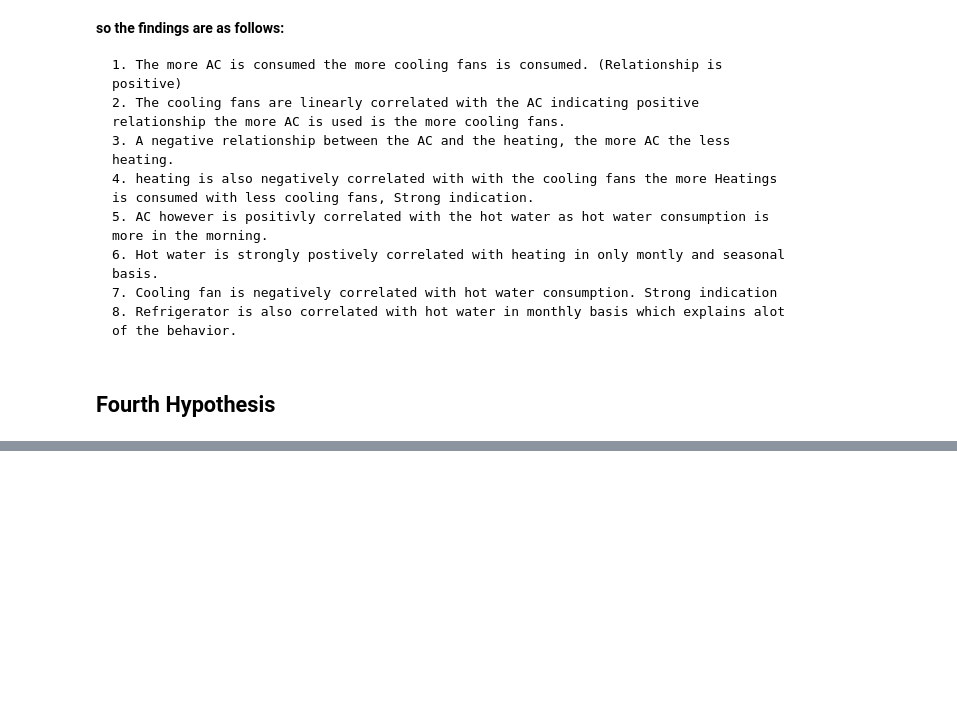
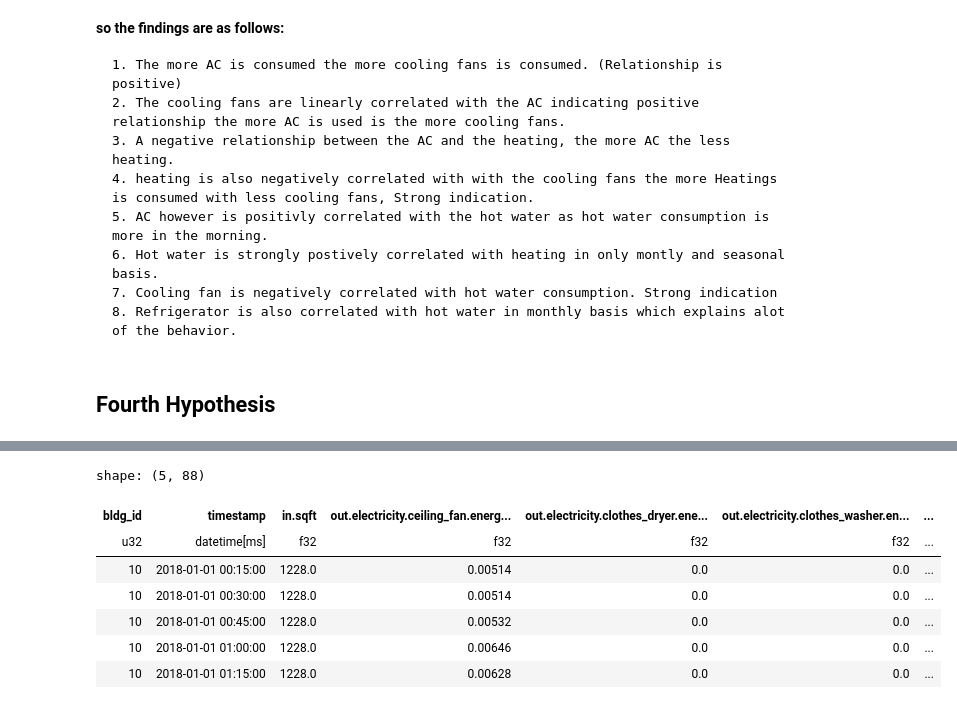
Before and after one commit to 1nuc/load-profile-decomposition, a Jupyter notebook: src/Customer_analysis/run.ipynb, the cells around one changed output, grey strips where cells are left out. Saved outputs shown, nothing was run; the diff lists cells and outputs as text; code cells hidden in the pictures; blank space fills up the shorter version.

```diff
--- a/src/Customer_analysis/run.ipynb
+++ b/src/Customer_analysis/run.ipynb
@@ -537,0 +521,11 @@ shape: (525_600, 88)
+# %%
+df.head()
+# %% [output]
+shape: (5, 88)
+| bldg_id | timestamp | in.sqft | out.electricity.ceiling_fan.energ... | out.electricity.clothes_dryer.ene... | out.electricity.clothes_washer.en... | ... |
+| u32 | datetime[ms] | f32 | f32 | f32 | f32 | ... |
+| 10 | 2018-01-01 00:15:00 | 1228.0 | 0.00514 | 0.0 | 0.0 | ... |
+| 10 | 2018-01-01 00:30:00 | 1228.0 | 0.00514 | 0.0 | 0.0 | ... |
+| 10 | 2018-01-01 00:45:00 | 1228.0 | 0.00532 | 0.0 | 0.0 | ... |
+| 10 | 2018-01-01 01:00:00 | 1228.0 | 0.00646 | 0.0 | 0.0 | ... |
+| 10 | 2018-01-01 01:15:00 | 1228.0 | 0.00628 | 0.0 | 0.0 | ... |
```
Also changed, not shown: parts of 3 cells of this notebook.
